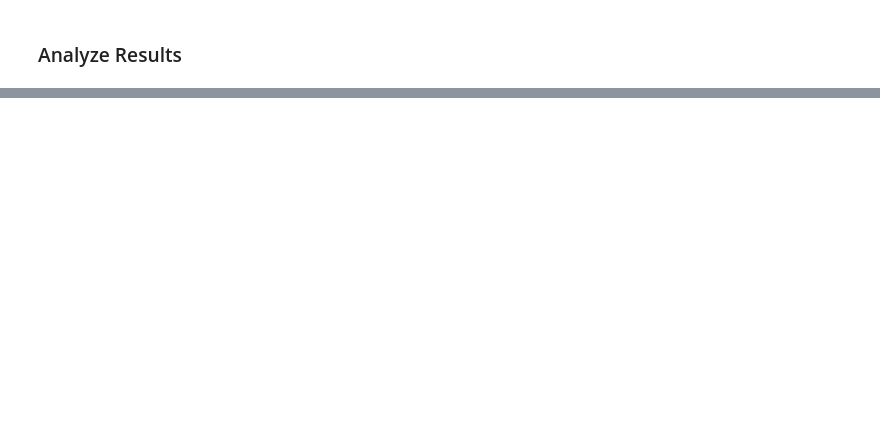
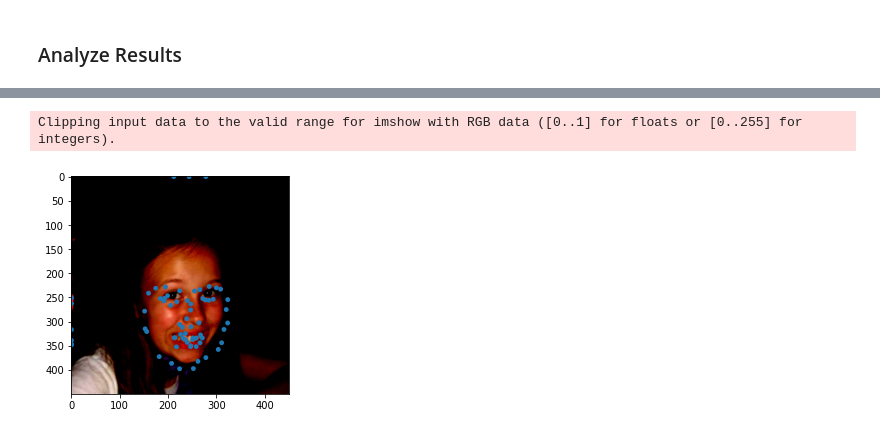
Before and after one commit to Waidhoferj/CSC-566-Project, a Jupyter notebook: FacialLandmarks.ipynb, the cells around one changed output, grey strips where cells are left out. Drawn from its saved outputs; the diff is of its cells as text; code cells hidden in the pictures; blank space fills up the shorter version.

Commit message:
Updated base model to run effectively

```diff
--- a/FacialLandmarks.ipynb
+++ b/FacialLandmarks.ipynb
@@ -120,7 +144,7 @@ def create_basic_landmark_model(input_shape, conv_range):
 # %%
 INPUT_SHAPE = (450,450,3)
 basic_model = create_basic_landmark_model(INPUT_SHAPE, range(5,8))
-basic_model.compile(optimizer="adam", loss="mse", metrics=["accuracy"])
+basic_model.compile(optimizer="adam", loss="mae", metrics=["accuracy"])
 basic_model.summary()
 # %% [output]
 Model: "landmark_locator"
@@ -142 +166,4 @@ Non-trainable params: 0
 _________________________________________________________________
+# %%
+for x in val_data.batch(64).take(1):
+  print(x[0].shape)
@@ -143,2 +172,2 @@ _________________________________________________________________
 # %%
-basic_model.fit(train_data.shuffle(64), epochs=30, validation_data=val_data, verbose=1)
+basic_model.fit(train_data.batch(64), validation_data=val_data.batch(4), epochs=30, verbose=1)
@@ -149,12 +185,16 @@ pd.DataFrame(basic_model.history.history).plot()
 # %%
-predictions = basic_model.predict(test_data.map(lambda x,y: x))
+images = test_data.map(lambda x,y: x)
+predictions = basic_model.predict(images.batch(64))
 # %%
 #@title View Predicted Images
-image_index = 3 #@param {type:"slider", min:1, max:16, step:1}
+image_index = 8 #@param {type:"slider", min:1, max:16, step:1}
 points = predictions * 450
 i = 0
-for x in test_data.map(lambda x,y: x):
+for x in images:
   if (i == image_index):
     display_landmarks(tf.reshape(x, DataLoader.IMAGE_SHAPE), points[image_index])
     break
   i += 1
+# %% [output]
+Clipping input data to the valid range for imshow with RGB data ([0..1] for floats or [0..255] for integers).
+[figure, added]
```
Also changed, not shown: parts of 8 cells of this notebook.
